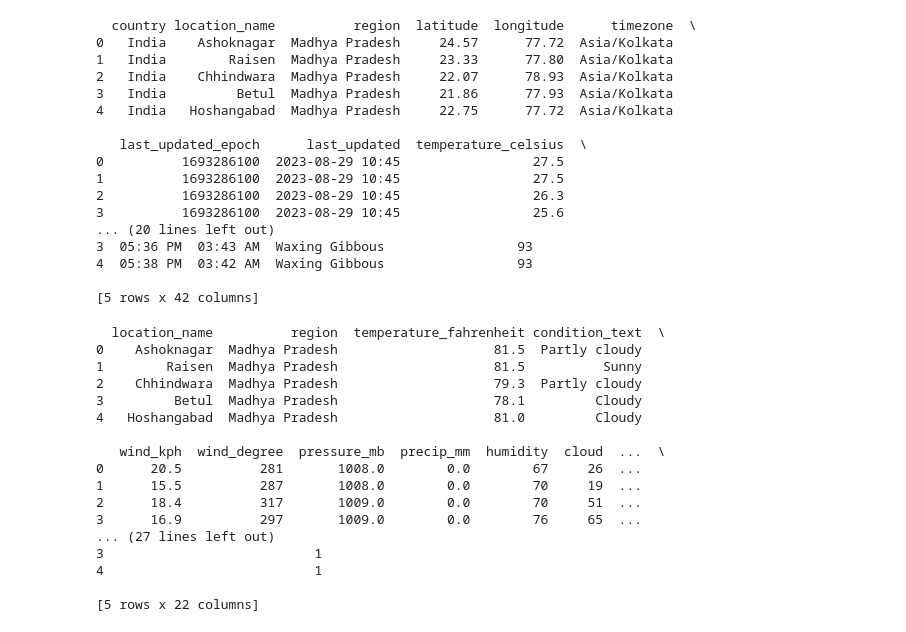
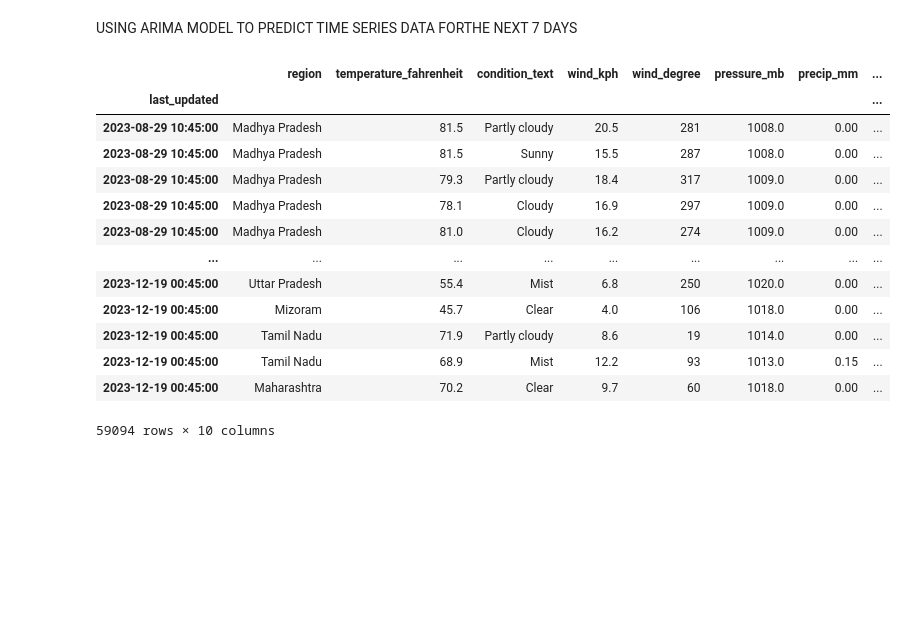
Before and after one commit to DarkEmpress/RainCheck-Your-Ultimate-Weather-Companion-for-India, a Jupyter notebook: weather_forecast.ipynb, the cells around one changed output. Saved outputs shown, nothing was run; the diff lists cells and outputs as text; code cells hidden in the pictures; blank space fills up the shorter version.

```diff
--- a/weather_forecast.ipynb
+++ b/weather_forecast.ipynb
@@ -1 +1,3 @@
+# %% [markdown]
+USING ARIMA MODEL TO PREDICT TIME SERIES DATA FORTHE NEXT 7 DAYS
 # %%
@@ -7,45 +8,23 @@ import matplotlib.pyplot as plt
 # %%
 #loading the dataset
-df = pd.read_csv('IndianWeatherRepository.csv')
-print(df.head())
+df = pd.read_csv('IndianWeatherRepository.csv',index_col='last_updated',parse_dates=True)
-# %% [output]
-  country location_name          region  latitude  longitude      timezone  \
-0   India    Ashoknagar  Madhya Pradesh     24.57      77.72  Asia/Kolkata
-1   India        Raisen  Madhya Pradesh     23.33      77.80  Asia/Kolkata
-2   India    Chhindwara  Madhya Pradesh     22.07      78.93  Asia/Kolkata
-3   India         Betul  Madhya Pradesh     21.86      77.93  Asia/Kolkata
-4   India   Hoshangabad  Madhya Pradesh     22.75      77.72  Asia/Kolkata
-
-   last_updated_epoch      last_updated  temperature_celsius  \
-0          1693286100  2023-08-29 10:45                 27.5
-1          1693286100  2023-08-29 10:45                 27.5
-2          1693286100  2023-08-29 10:45                 26.3
-3          1693286100  2023-08-29 10:45                 25.6
-... (20 lines left out)
-3  05:36 PM  03:43 AM  Waxing Gibbous                 93
-4  05:38 PM  03:42 AM  Waxing Gibbous                 93
-
-[5 rows x 42 columns]
 # %%
 #remove redundant attributes
-col_to_remove=['country','latitude','longitude','timezone','last_updated_epoch','last_updated','temperature_celsius','wind_mph','wind_direction','pressure_in','precip_in','feels_like_celsius','visibility_miles','gust_mph','sunrise','sunset','moonrise','moonset','moon_phase','moon_illumination']
+col_to_remove=['country','latitude','longitude','timezone','last_updated_epoch','temperature_celsius','wind_mph','wind_direction','pressure_in','precip_in','feels_like_celsius','feels_like_fahrenheit','visibility_miles','gust_mph','uv_index','gust_kph','sunrise','sunset','moonrise','moonset','moon_phase','moon_illumination','location_name','air_quality_Carbon_Monoxide', 'air_quality_Ozone','air_quality_Nitrogen_dioxide','air_quality_Sulphur_dioxide','air_quality_PM2.5','air_quality_PM10','air_quality_us-epa-index','air_quality_gb-defra-index']
 df = df.drop(columns=col_to_remove)
-print(df.head())
+df
 # %% [output]
+|  | region | temperature_fahrenheit | condition_text | wind_kph | wind_degree | pressure_mb | precip_mm | ... |
+| last_updated |  |  |  |  |  |  |  | ... |
+| 2023-08-29 10:45:00 | Madhya Pradesh | 81.5 | Partly cloudy | 20.5 | 281 | 1008.0 | 0.00 | ... |
+| 2023-08-29 10:45:00 | Madhya Pradesh | 81.5 | Sunny | 15.5 | 287 | 1008.0 | 0.00 | ... |
+| 2023-08-29 10:45:00 | Madhya Pradesh | 79.3 | Partly cloudy | 18.4 | 317 | 1009.0 | 0.00 | ... |
+| 2023-08-29 10:45:00 | Madhya Pradesh | 78.1 | Cloudy | 16.9 | 297 | 1009.0 | 0.00 | ... |
+| 2023-08-29 10:45:00 | Madhya Pradesh | 81.0 | Cloudy | 16.2 | 274 | 1009.0 | 0.00 | ... |
+| ... | ... | ... | ... | ... | ... | ... | ... | ... |
+| 2023-12-19 00:45:00 | Uttar Pradesh | 55.4 | Mist | 6.8 | 250 | 1020.0 | 0.00 | ... |
+| 2023-12-19 00:45:00 | Mizoram | 45.7 | Clear | 4.0 | 106 | 1018.0 | 0.00 | ... |
+| 2023-12-19 00:45:00 | Tamil Nadu | 71.9 | Partly cloudy | 8.6 | 19 | 1014.0 | 0.00 | ... |
+| 2023-12-19 00:45:00 | Tamil Nadu | 68.9 | Mist | 12.2 | 93 | 1013.0 | 0.15 | ... |
+| 2023-12-19 00:45:00 | Maharashtra | 70.2 | Clear | 9.7 | 60 | 1018.0 | 0.00 | ... |
-  location_name          region  temperature_fahrenheit condition_text  \
-0    Ashoknagar  Madhya Pradesh                    81.5  Partly cloudy
-1        Raisen  Madhya Pradesh                    81.5          Sunny
-2    Chhindwara  Madhya Pradesh                    79.3  Partly cloudy
-3         Betul  Madhya Pradesh                    78.1         Cloudy
-4   Hoshangabad  Madhya Pradesh                    81.0         Cloudy
-
-   wind_kph  wind_degree  pressure_mb  precip_mm  humidity  cloud  ...  \
-0      20.5          281       1008.0        0.0        67     26  ...
-1      15.5          287       1008.0        0.0        70     19  ...
-2      18.4          317       1009.0        0.0        70     51  ...
-3      16.9          297       1009.0        0.0        76     65  ...
-... (27 lines left out)
-3                           1
-4                           1
-
-[5 rows x 22 columns]
+59094 rows × 10 columns
```
Also changed, not shown: parts of 52 cells of this notebook, 4 other files.
